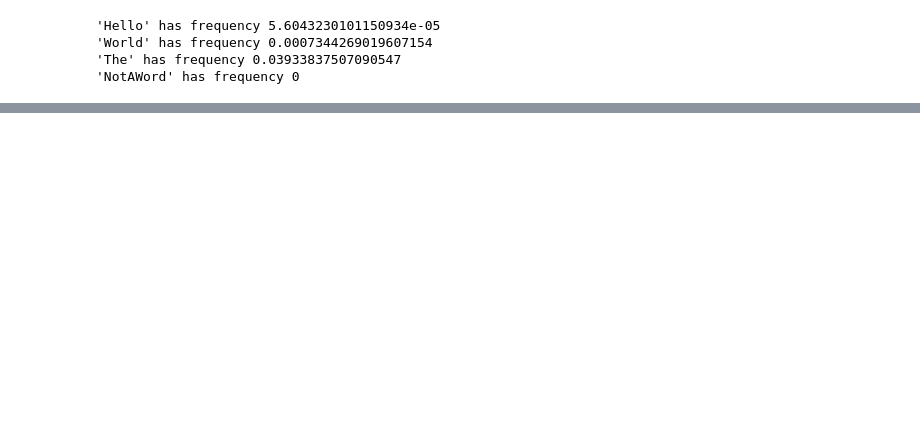
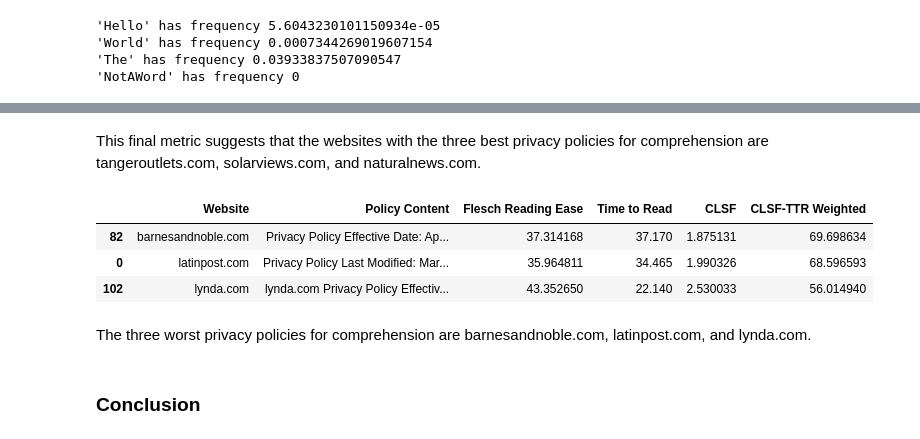
Before and after one commit to griffhurt/cmpinf1205_final, a Jupyter notebook: code/proj.ipynb, the cells around one changed output, grey strips where cells are left out. Drawn from its saved outputs; the diff is of its cells as text; code cells hidden in the pictures; blank space fills up the shorter version.

Commit message:
Done minus introduction and conclusion

```diff
--- a/code/proj.ipynb
+++ b/code/proj.ipynb
@@ -306,0 +577,14 @@ print(syns)
+# %% [markdown]
+This final metric suggests that the websites with the three best privacy policies for comprehension are tangeroutlets.com, solarviews.com, and naturalnews.com.
+# %%
+worst_policies = policies.sort_values("CLSF-TTR Weighted", ascending=False)
+worst_policies.head(3)
+# %% [output]
+|  | Website | Policy Content | Flesch Reading Ease | Time to Read | CLSF | CLSF-TTR Weighted |
+| 82 | barnesandnoble.com | Privacy Policy Effective Date: Ap... | 37.314168 | 37.170 | 1.875131 | 69.698634 |
+| 0 | latinpost.com | Privacy Policy Last Modified: Mar... | 35.964811 | 34.465 | 1.990326 | 68.596593 |
+| 102 | lynda.com | lynda.com Privacy Policy Effectiv... | 43.352650 | 22.140 | 2.530033 | 56.014940 |
+# %% [markdown]
+The three worst privacy policies for comprehension are barnesandnoble.com, latinpost.com, and lynda.com.
+# %% [markdown]
+### Conclusion
```
Also changed, not shown: parts of 47 cells of this notebook, 1 other file.
